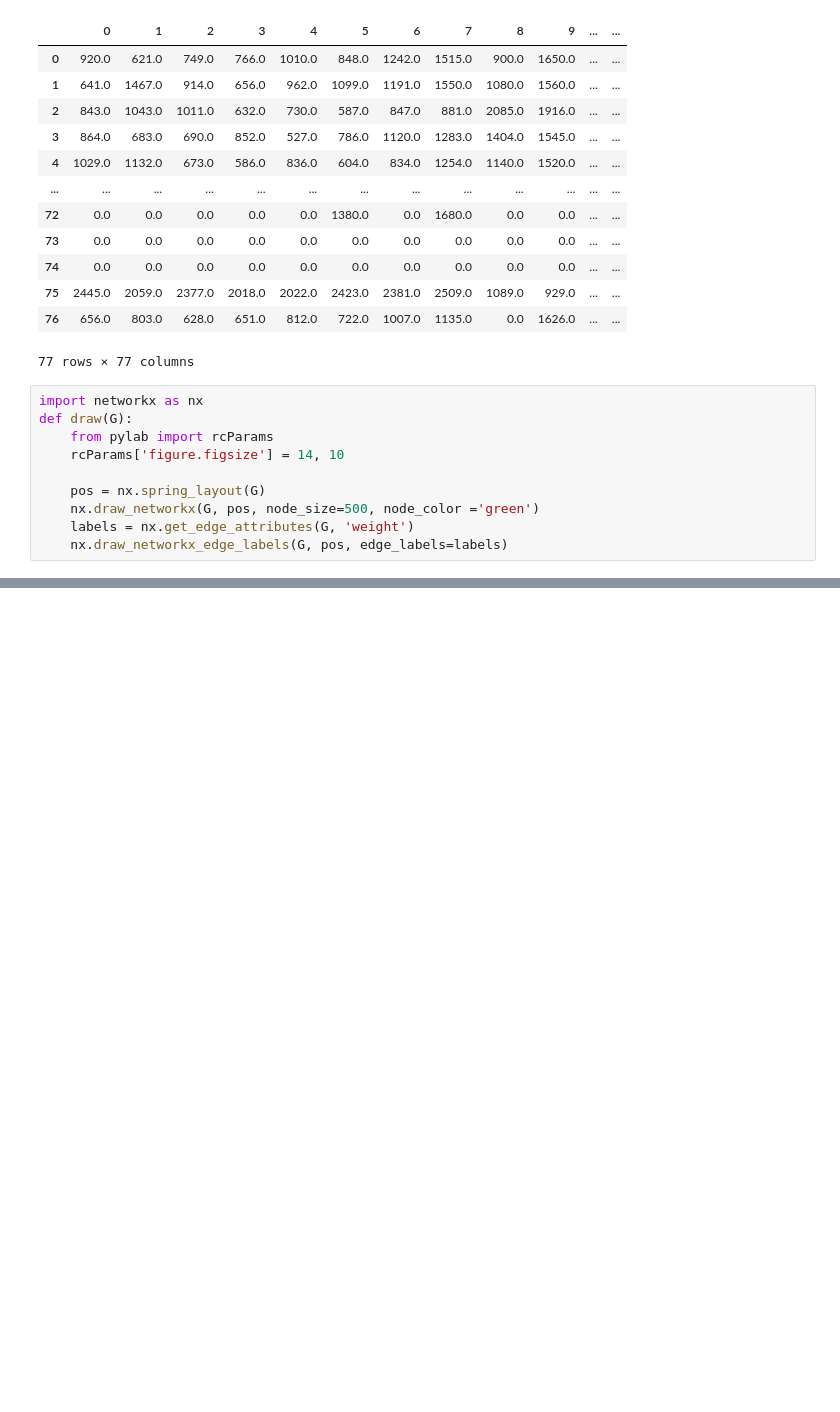
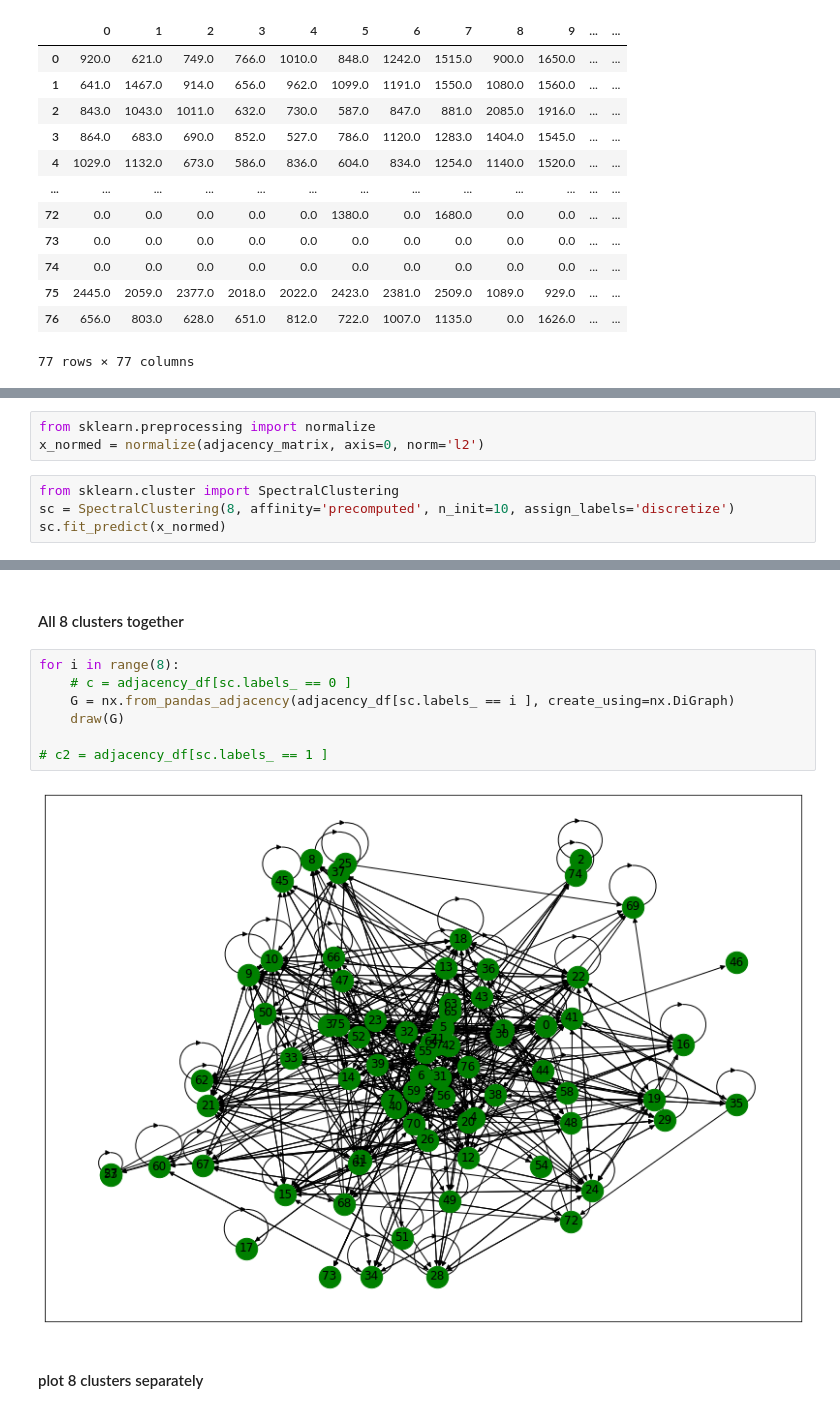
Before and after one commit to Nikunj-Gupta/Spectral-Clustering-Directed-Graphs, a Jupyter notebook: spectral_clustering_travel_time.ipynb, the cells around one changed output, grey strips where cells are left out. Saved outputs shown, nothing was run; the diff lists cells and outputs as text; blank space fills up the shorter version.

Commit message:
more refined version of mean travel time clustering

```diff
--- a/spectral_clustering_travel_time.ipynb
+++ b/spectral_clustering_travel_time.ipynb
@@ -176,13 +115,3 @@ adjacency_df
 | 75 | 2445.0 | 2059.0 | 2377.0 | 2018.0 | 2022.0 | 2423.0 | 2381.0 | 2509.0 | 1089.0 | 929.0 | ... | ... |
 | 76 | 656.0 | 803.0 | 628.0 | 651.0 | 812.0 | 722.0 | 1007.0 | 1135.0 | 0.0 | 1626.0 | ... | ... |
 77 rows × 77 columns
-# %%
-import networkx as nx
-def draw(G):
-    from pylab import rcParams
-    rcParams['figure.figsize'] = 14, 10
-
-    pos = nx.spring_layout(G)
-    nx.draw_networkx(G, pos, node_size=500, node_color ='green')
-    labels = nx.get_edge_attributes(G, 'weight')
-    nx.draw_networkx_edge_labels(G, pos, edge_labels=labels)
@@ -249,0 +120,7 @@ plt.hist(clusters)
+# %%
+from sklearn.preprocessing import normalize
+x_normed = normalize(adjacency_matrix, axis=0, norm='l2')
+# %%
+from sklearn.cluster import SpectralClustering
+sc = SpectralClustering(8, affinity='precomputed', n_init=10, assign_labels='discretize')
+sc.fit_predict(x_normed)
@@ -249,0 +146,13 @@ plt.hist(clusters)
+# %% [markdown]
+#### All 8 clusters together
+# %%
+for i in range(8):
+    # c = adjacency_df[sc.labels_ == 0 ]
+    G = nx.from_pandas_adjacency(adjacency_df[sc.labels_ == i ], create_using=nx.DiGraph)
+    draw(G)
+
+# c2 = adjacency_df[sc.labels_ == 1 ]
+# %% [output]
+[figure, added]
+# %% [markdown]
+#### plot 8 clusters separately
```
Also changed, not shown: parts of 29 cells of this notebook.
